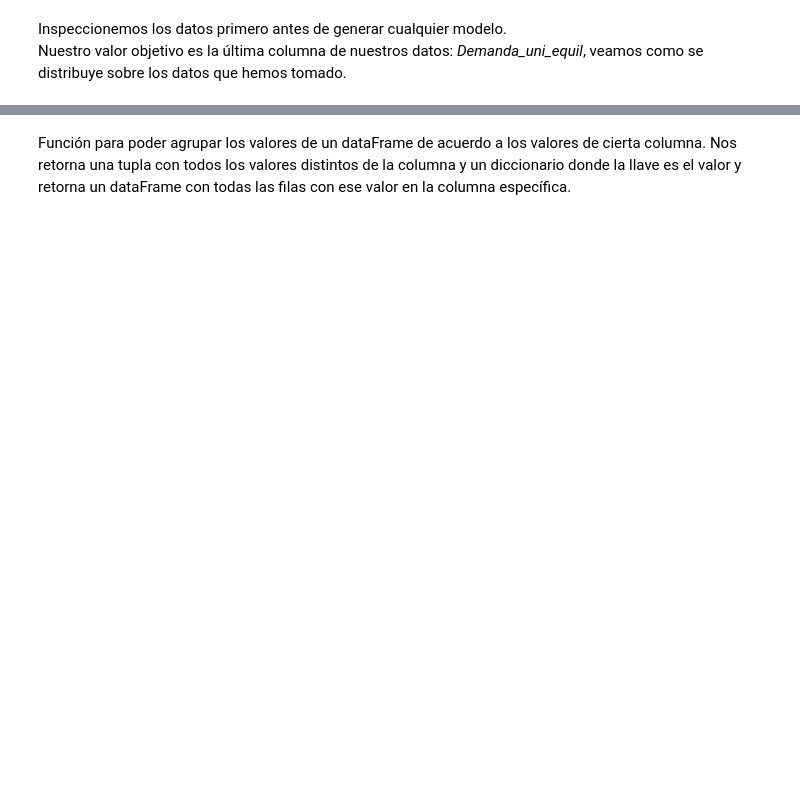
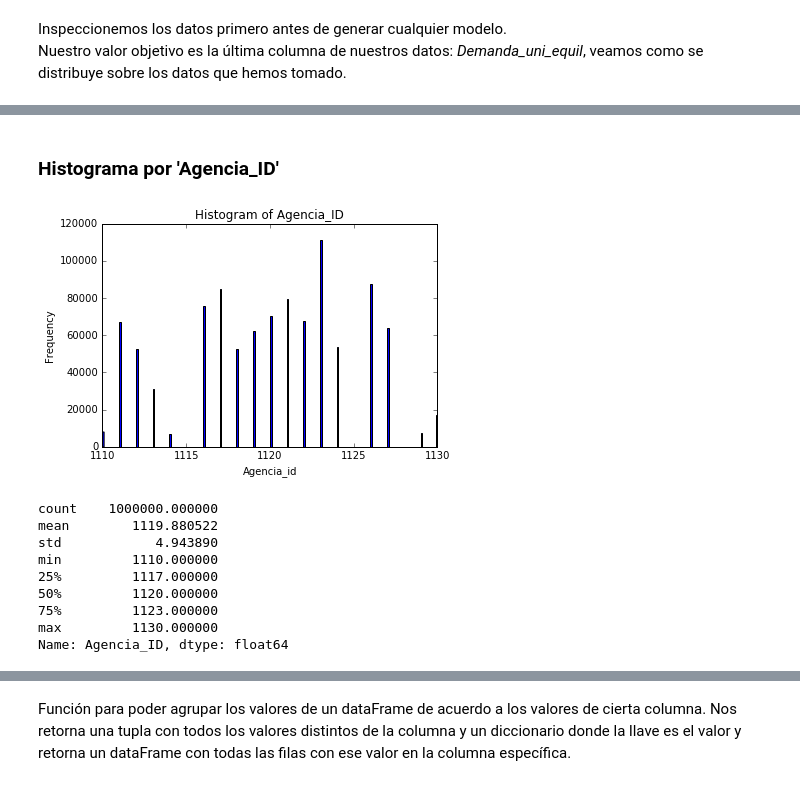
Before and after one commit to SetaSouto/BimboInvDemand, a Jupyter notebook: GrupoBimbo.ipynb, the cells around one changed output, grey strips where cells are left out. Saved outputs shown, nothing was run; the diff lists cells and outputs as text; code cells hidden in the pictures; blank space fills up the shorter version.

```diff
--- a/GrupoBimbo.ipynb
+++ b/GrupoBimbo.ipynb
@@ -91,0 +99,18 @@ toHist(demanda_uni_equil, 20, 'Histogram of Demanda_uni_equil', 'Value', 'Freque
+# %% [markdown]
+### Histograma por 'Agencia_ID'
+# %%
+agencia_id = dataset['Agencia_ID']
+toHist(agencia_id, 2000, 'Histogram of Agencia_ID', 'Agencia_id')
+dscrb = agencia_id.describe()
+print(dscrb)
+# %% [output]
+[figure, added]
+count    1000000.000000
+mean        1119.880522
+std            4.943890
+min         1110.000000
+25%         1117.000000
+50%         1120.000000
+75%         1123.000000
+max         1130.000000
+Name: Agencia_ID, dtype: float64
```
Also changed, not shown: parts of 18 cells of this notebook.
